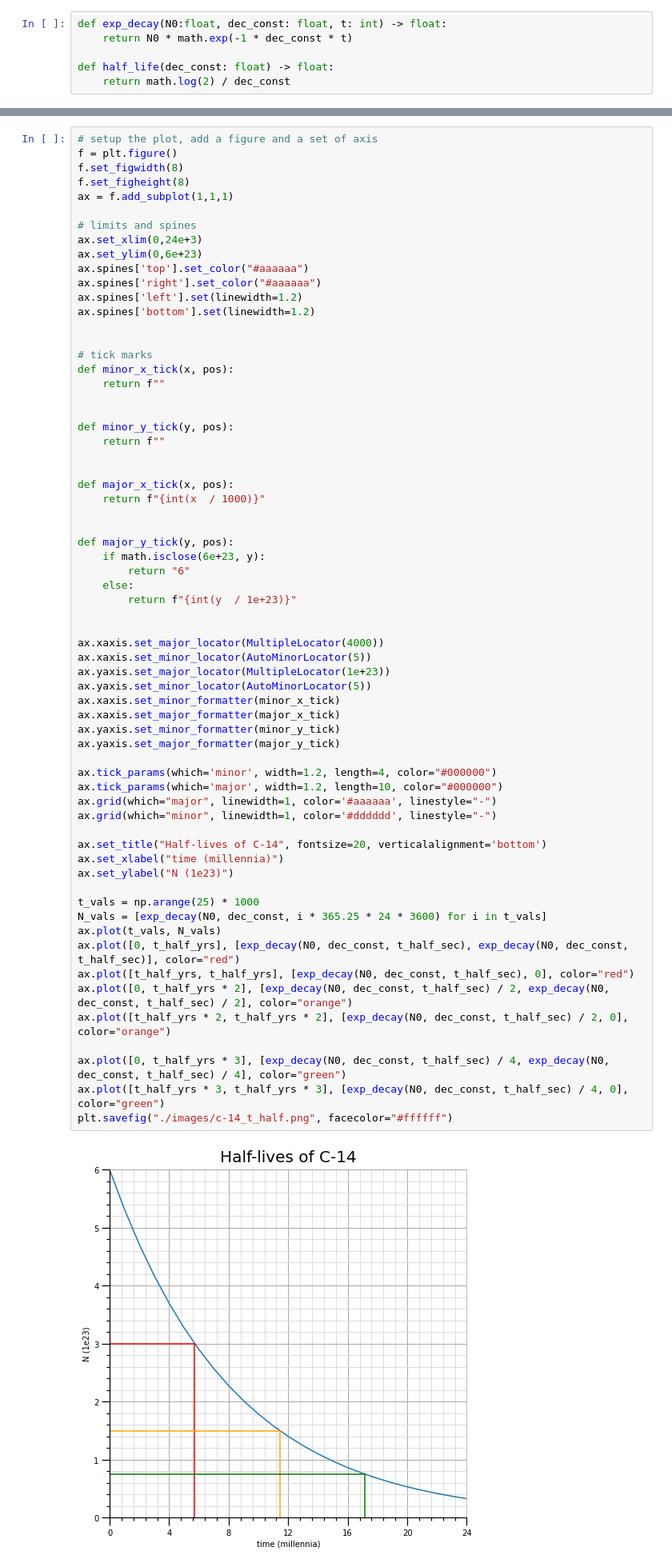
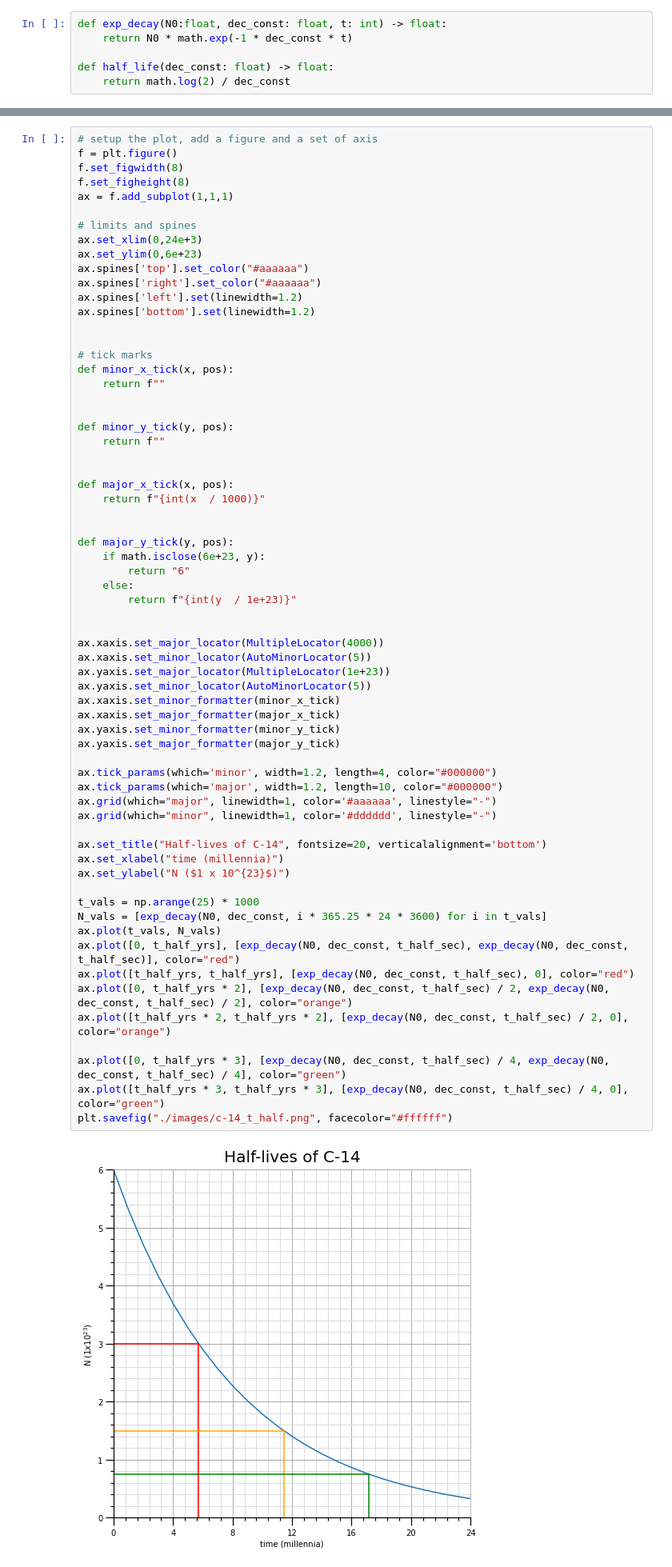
Before and after one commit to alexander-neville/docs, a Jupyter notebook: physics/calculations.ipynb, the cells around one changed output, grey strips where cells are left out. Shown at 80% size. Drawn from its saved outputs; the diff is of its cells as text.

```diff
--- a/physics/calculations.ipynb
+++ b/physics/calculations.ipynb
@@ -135,32 +141,32 @@ def major_y_tick(y, pos):
 
 ax.xaxis.set_major_locator(MultipleLocator(4000))
 ax.xaxis.set_minor_locator(AutoMinorLocator(5))
 ax.yaxis.set_major_locator(MultipleLocator(1e+23))
 ax.yaxis.set_minor_locator(AutoMinorLocator(5))
 ax.xaxis.set_minor_formatter(minor_x_tick)
 ax.xaxis.set_major_formatter(major_x_tick)
 ax.yaxis.set_minor_formatter(minor_y_tick)
 ax.yaxis.set_major_formatter(major_y_tick)
 
 ax.tick_params(which='minor', width=1.2, length=4, color="#000000")
 ax.tick_params(which='major', width=1.2, length=10, color="#000000")
 ax.grid(which="major", linewidth=1, color='#aaaaaa', linestyle="-")
 ax.grid(which="minor", linewidth=1, color='#dddddd', linestyle="-")
 
 ax.set_title("Half-lives of C-14", fontsize=20, verticalalignment='bottom')
 ax.set_xlabel("time (millennia)")
-ax.set_ylabel("N (1e23)")
+ax.set_ylabel("N ($1 x 10^{23}$)")
 
 t_vals = np.arange(25) * 1000
 N_vals = [exp_decay(N0, dec_const, i * 365.25 * 24 * 3600) for i in t_vals]
 ax.plot(t_vals, N_vals)
 ax.plot([0, t_half_yrs], [exp_decay(N0, dec_const, t_half_sec), exp_decay(N0, dec_const, t_half_sec)], color="red")
 ax.plot([t_half_yrs, t_half_yrs], [exp_decay(N0, dec_const, t_half_sec), 0], color="red")
 ax.plot([0, t_half_yrs * 2], [exp_decay(N0, dec_const, t_half_sec) / 2, exp_decay(N0, dec_const, t_half_sec) / 2], color="orange")
 ax.plot([t_half_yrs * 2, t_half_yrs * 2], [exp_decay(N0, dec_const, t_half_sec) / 2, 0], color="orange")
 
 ax.plot([0, t_half_yrs * 3], [exp_decay(N0, dec_const, t_half_sec) / 4, exp_decay(N0, dec_const, t_half_sec) / 4], color="green")
 ax.plot([t_half_yrs * 3, t_half_yrs * 3], [exp_decay(N0, dec_const, t_half_sec) / 4, 0], color="green")
 plt.savefig("./images/c-14_t_half.png", facecolor="#ffffff")
 # %% [output]
-[figure, old version]
+[figure, new version]
```
Also changed, not shown: parts of 3 cells of this notebook, 6 other files.
